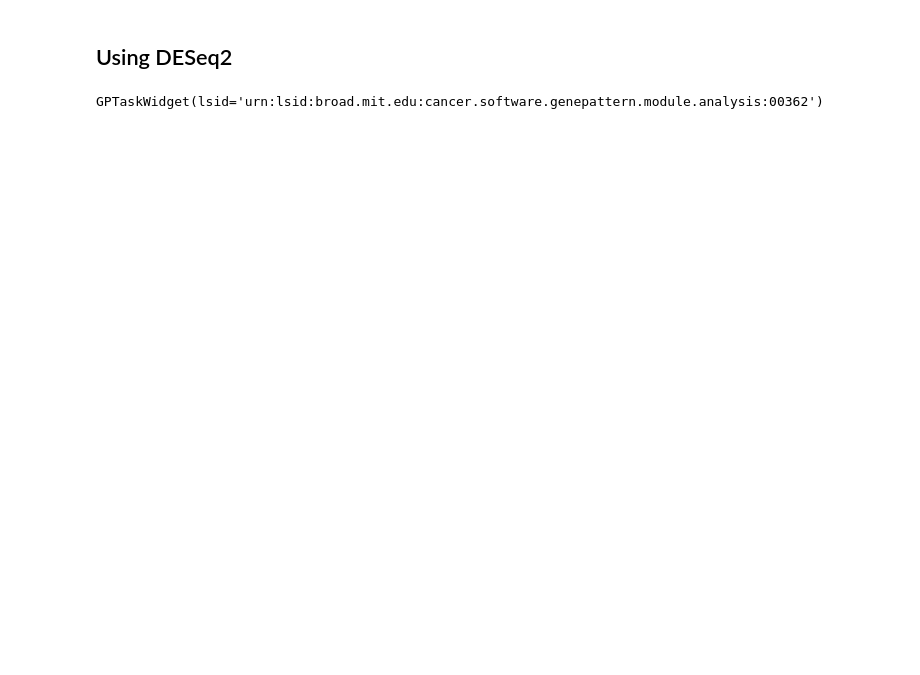
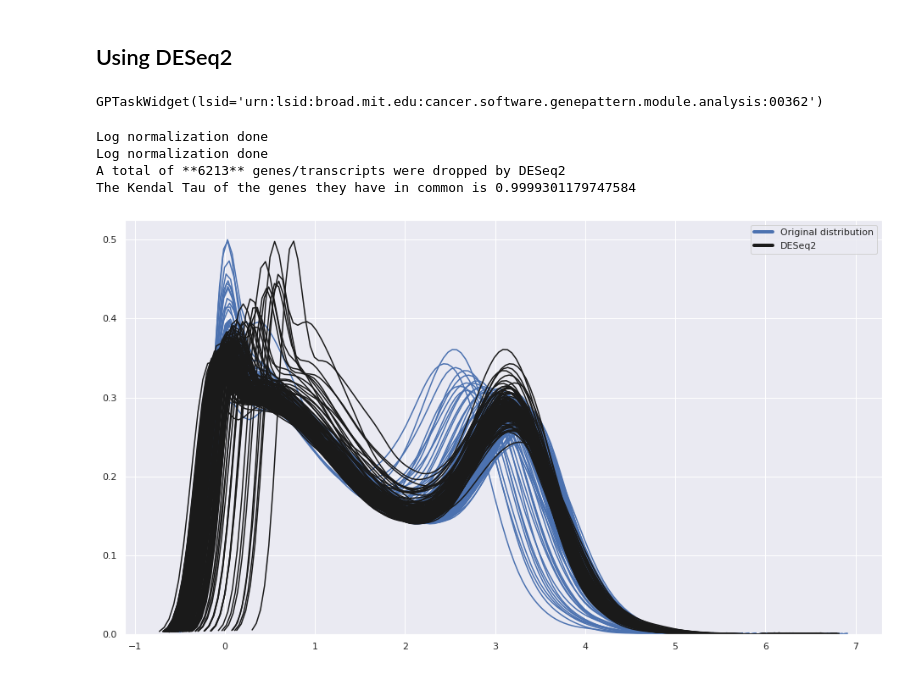
Before and after one commit to genepattern/preprocessing-rnaseq, a Jupyter notebook: Bulk RNA-seq Preprocessing for GSEA+ draft 3.ipynb, the cells around one changed output. Drawn from its saved outputs; the diff is of its cells as text; code cells hidden in the pictures; blank space fills up the shorter version.

Commit message:
Working draft for TCGA data

```diff
--- a/Bulk RNA-seq Preprocessing for GSEA+ draft 3.ipynb
+++ b/Bulk RNA-seq Preprocessing for GSEA+ draft 3.ipynb
@@ -276,7 +276,7 @@ def print_vitals(df1,df2,method,apply_log_normalize=False):
 #     display(df.head())
 #     len(df2)
     make_panel(df1,apply_log_normalize=True,drop_duplicates=False,color='b')
-    make_panel(df2,apply_log_normalize=False,drop_duplicates=False,color='k')
+    make_panel(df2,apply_log_normalize=apply_log_normalize,drop_duplicates=False,color='k')
     plt.gca().legend(custom_lines, ['Original distribution', method])
     print_stats(df1,df2,method)
 # %%
@@ -318,5 +320,15 @@ job187218 = gp.GPJob(genepattern.session.get(0), 187218)
 genepattern.display(job187218)
 # %% [output]
 GPTaskWidget(lsid='urn:lsid:broad.mit.edu:cancer.software.genepattern.module.analysis:00362')
+# %%
+# The code below will only run if pandas is installed: http://pandas.pydata.org
+from gp.data import GCT
+gbm_tcga_deseq2_11_vs_01_normalized_counts_gct_187218 = GCT(job187218.get_file("GBM_TCGA_DESeq2.11.vs.01.normalized_counts.gct"))
 # %%
-print_vitals(df1=gbm,df2=gbm_tcga_DESeq2_gct_187217,method='DESeq2',apply_log_normalize=True)
+print_vitals(df1=gbm,df2=gbm_tcga_deseq2_11_vs_01_normalized_counts_gct_187218,method='DESeq2',apply_log_normalize=True)
+# %% [output]
+Log normalization done
+Log normalization done
+A total of **6213** genes/transcripts were dropped by DESeq2
+The Kendal Tau of the genes they have in common is 0.9999301179747584
+[figure, added]
```
Also changed, not shown: parts of 4 cells of this notebook.
